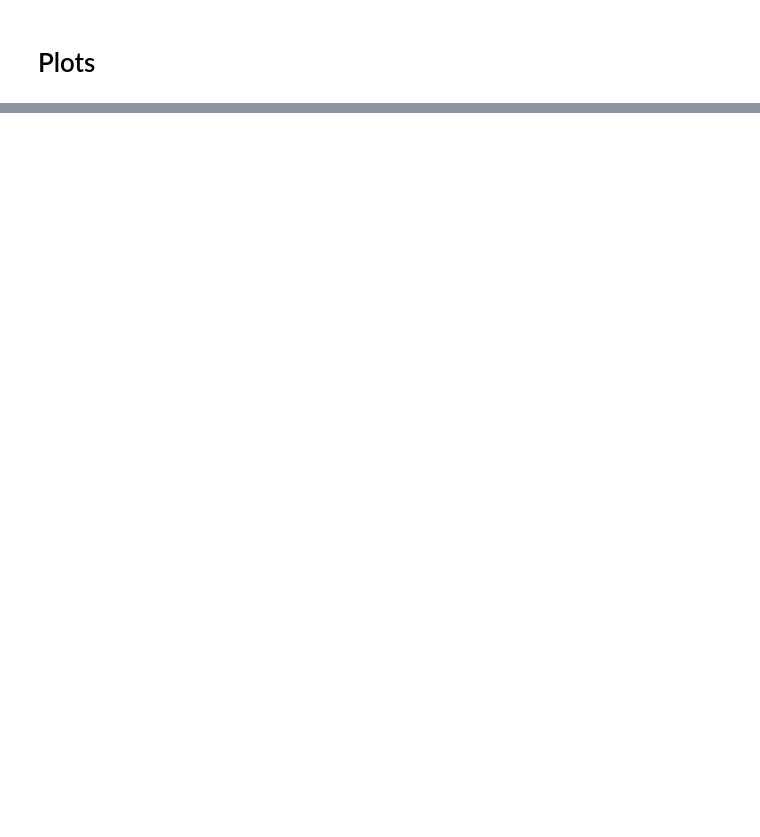
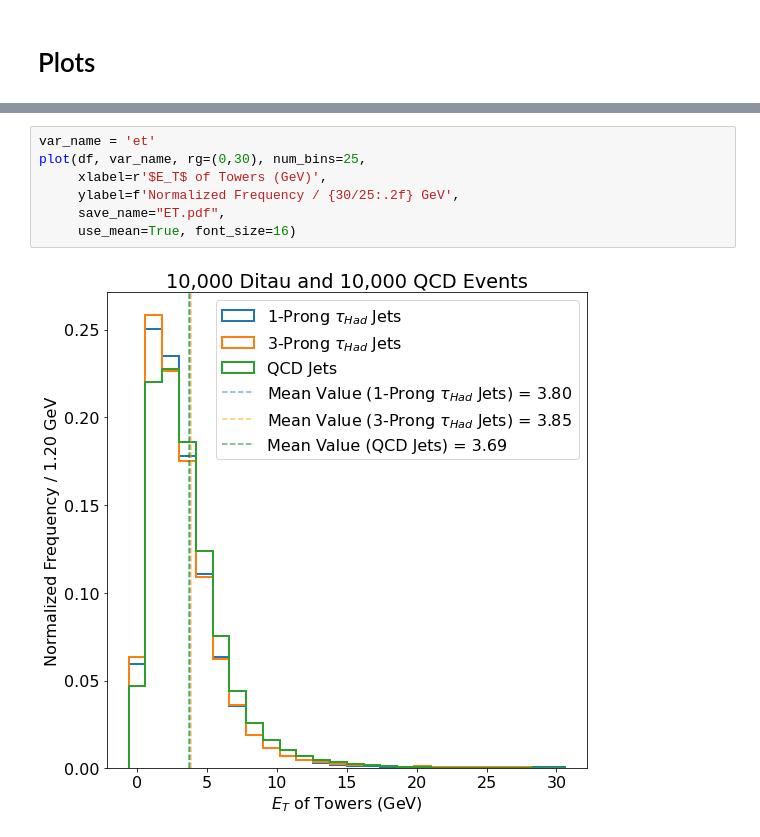
Before and after one commit to xju2/root_gnn, a Jupyter notebook: notebook/Plottings for Dataset.ipynb, the cells around one changed output, grey strips where cells are left out. Drawn from its saved outputs; the diff is of its cells as text; blank space fills up the shorter version.

```diff
--- a/notebook/Plottings for Dataset.ipynb
+++ b/notebook/Plottings for Dataset.ipynb
@@ -580,0 +247,9 @@ plt.savefig('d0_z0.pdf')
+# %%
+var_name = 'et'
+plot(df, var_name, rg=(0,30), num_bins=25,
+     xlabel=r'$E_T$ of Towers (GeV)',
+     ylabel=f'Normalized Frequency / {30/25:.2f} GeV',
+     save_name="ET.pdf",
+     use_mean=True, font_size=16)
+# %% [output]
+[figure, added]
```
Also changed, not shown: parts of 36 cells of this notebook, 8 other files.
